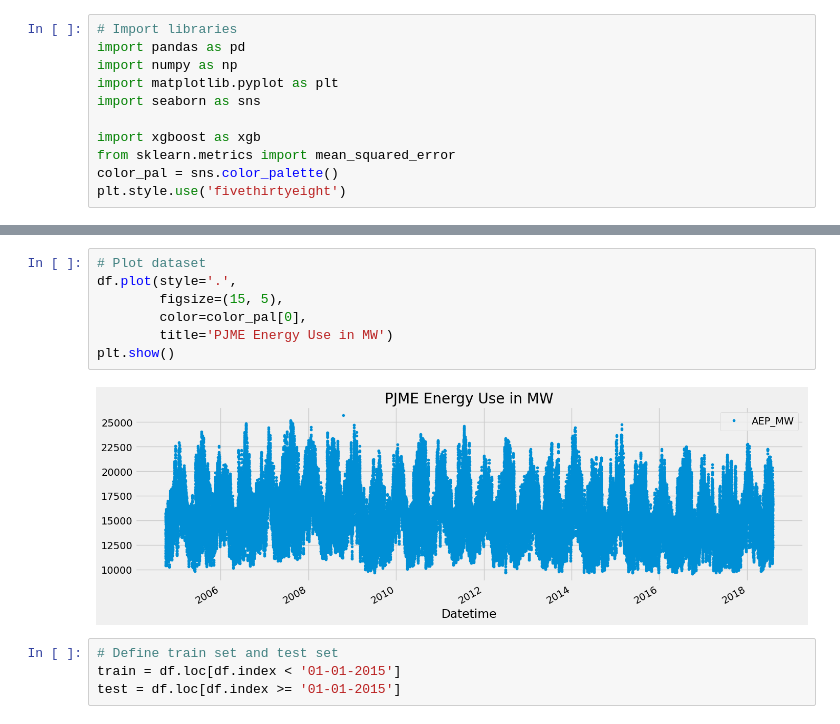
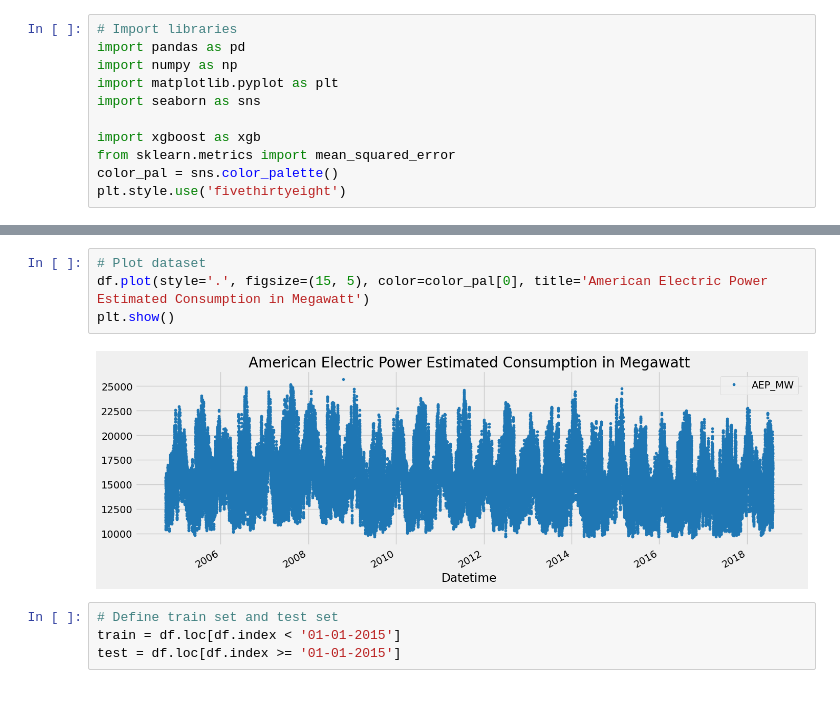
Before and after one commit to strigoimort/timeseries-forecasting-xgboost, a Jupyter notebook: timeseries.ipynb, the cells around one changed output, grey strips where cells are left out. Cells and saved outputs as stored; diff of their text form.

```diff
--- a/timeseries.ipynb
+++ b/timeseries.ipynb
@@ -26,12 +36,9 @@ df.head()
 # %%
 # Plot dataset
-df.plot(style='.',
-        figsize=(15, 5),
-        color=color_pal[0],
-        title='PJME Energy Use in MW')
+df.plot(style='.', figsize=(15, 5), color=color_pal[0], title='American Electric Power Estimated Consumption in Megawatt')
 plt.show()
 # %% [output]
-[figure, old version]
+[figure, new version]
 # %%
 # Define train set and test set
 train = df.loc[df.index < '01-01-2015']
```
Also changed, not shown: parts of 13 cells of this notebook.
